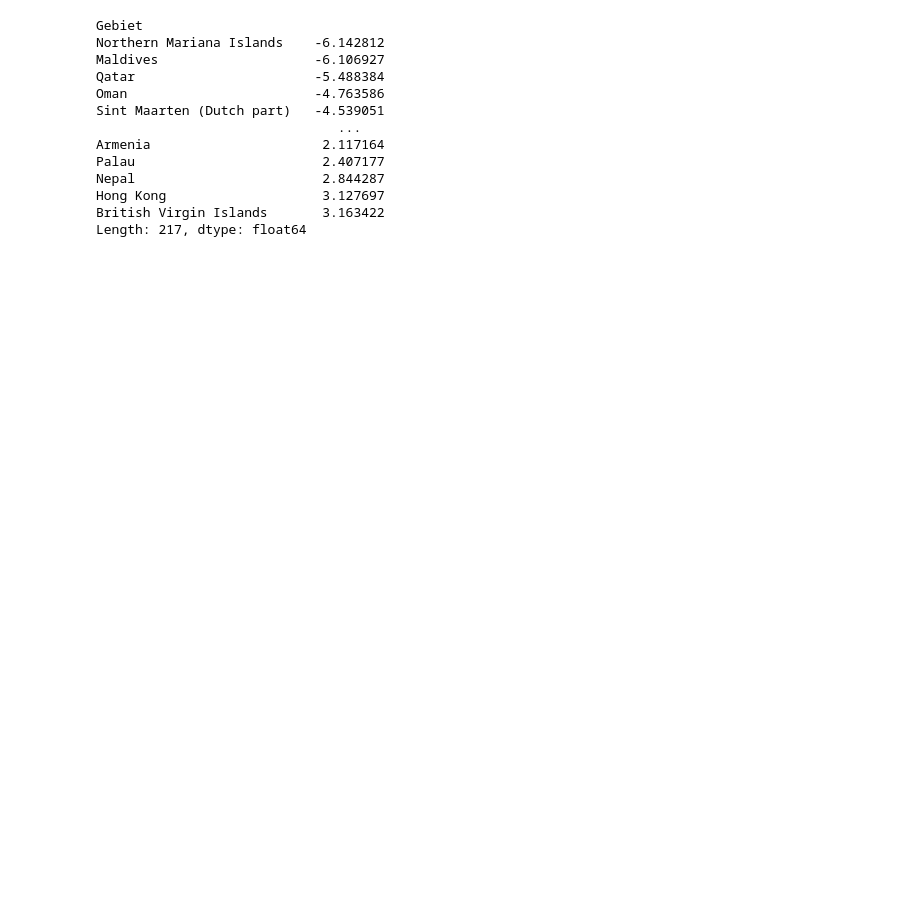
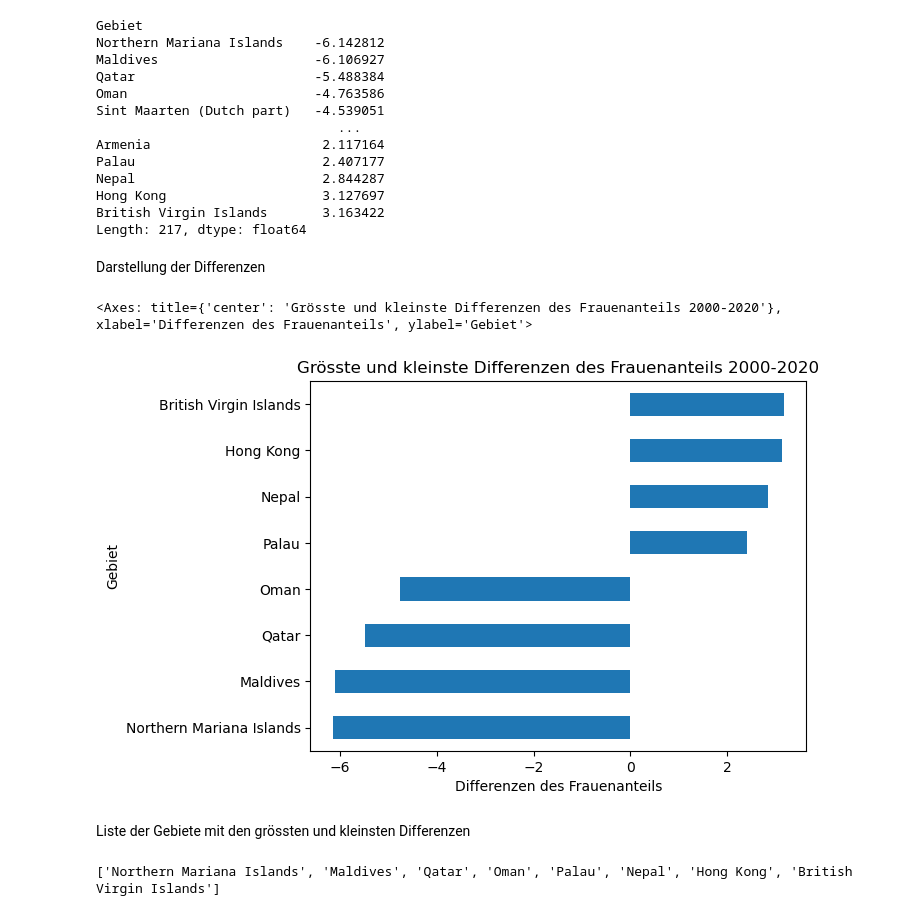
Before and after one commit to elenabuchli/Leistungsnachweis_2, a Jupyter notebook: Leistungsnachweis_Python_Frauenanteil.ipynb, the cells around one changed output. Drawn from its saved outputs; the diff is of its cells as text; code cells hidden in the pictures; blank space fills up the shorter version.

```diff
--- a/Leistungsnachweis_Python_Frauenanteil.ipynb
+++ b/Leistungsnachweis_Python_Frauenanteil.ipynb
@@ -255,3 +268,18 @@ Nepal                        2.844287
 Hong Kong                    3.127697
 British Virgin Islands       3.163422
 Length: 217, dtype: float64
+# %% [markdown]
+Darstellung der Differenzen
+# %%
+diff_sel = (diffs < -4.6) | (diffs > 2.2)
+diffs[diff_sel].plot(kind='barh', title='Grösste und kleinste Differenzen des Frauenanteils 2000-2020', xlabel='Differenzen des Frauenanteils')
+# %% [output]
+<Axes: title={'center': 'Grösste und kleinste Differenzen des Frauenanteils 2000-2020'}, xlabel='Differenzen des Frauenanteils', ylabel='Gebiet'>
+[figure, added]
+# %% [markdown]
+Liste der Gebiete mit den grössten und kleinsten Differenzen
+# %%
+Gebiets_liste = diffs[diff_sel].index.tolist()
+print(Gebiets_liste)
+# %% [output]
+['Northern Mariana Islands', 'Maldives', 'Qatar', 'Oman', 'Palau', 'Nepal', 'Hong Kong', 'British Virgin Islands']
```
Also changed, not shown: parts of 5 cells of this notebook.
